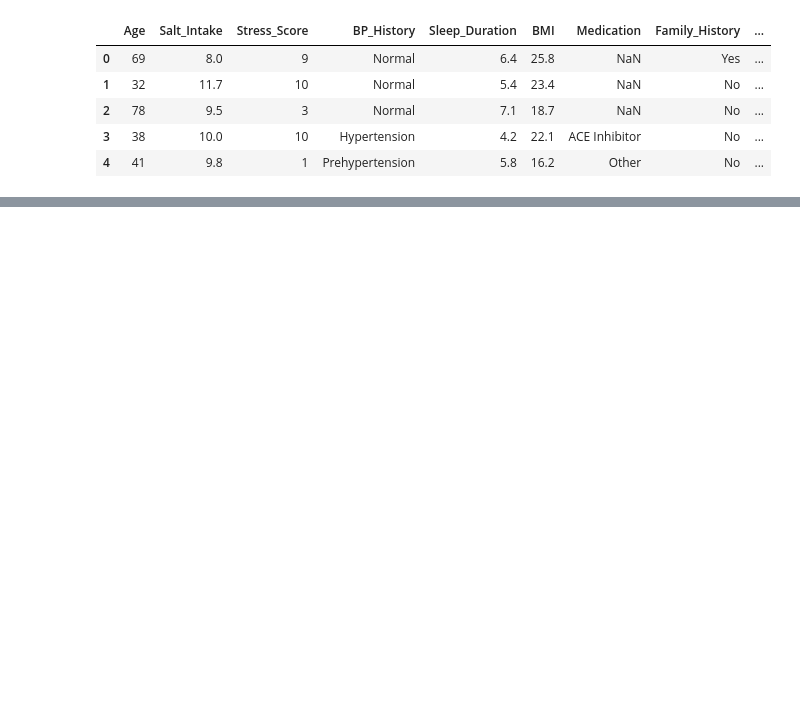
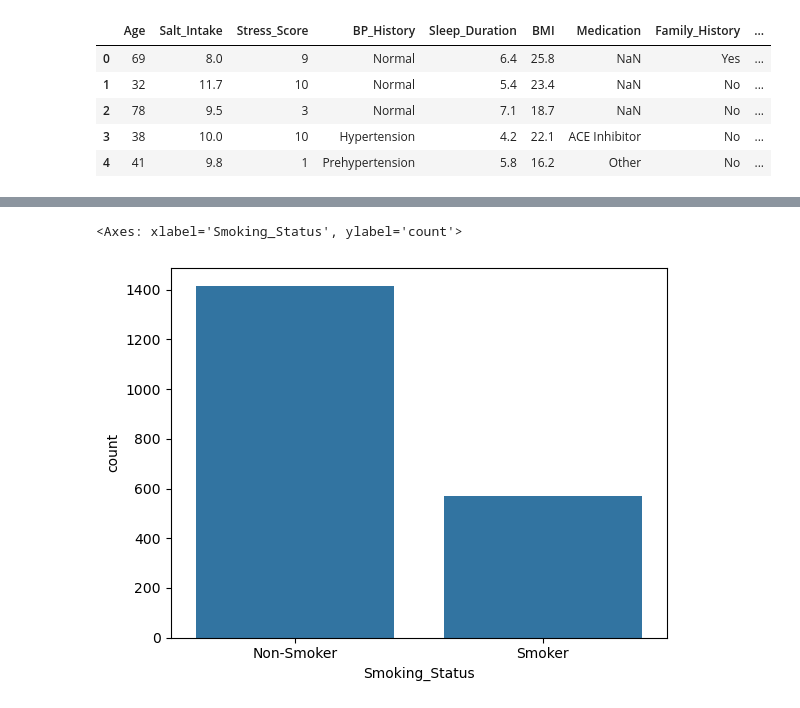
Before and after one commit to alabhastam/hypertension_project, a Jupyter notebook: main.ipynb, the cells around one changed output, grey strips where cells are left out. Drawn from its saved outputs; the diff is of its cells as text; code cells hidden in the pictures; blank space fills up the shorter version.

```diff
--- a/main.ipynb
+++ b/main.ipynb
@@ -14,0 +79,5 @@ data.head()
+# %%
+sns.countplot(x='Smoking_Status', data=data)
+# %% [output]
+<Axes: xlabel='Smoking_Status', ylabel='count'>
+[figure, added]
```
Also changed, not shown: parts of 9 cells of this notebook.
